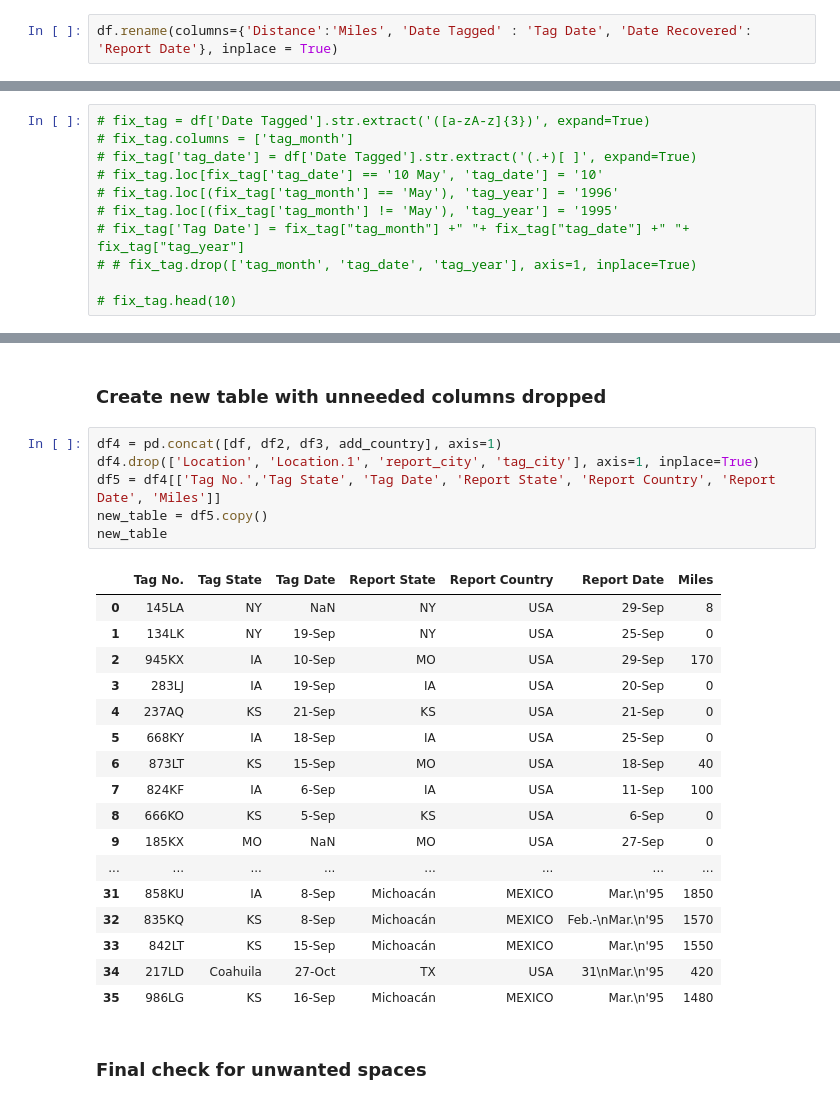
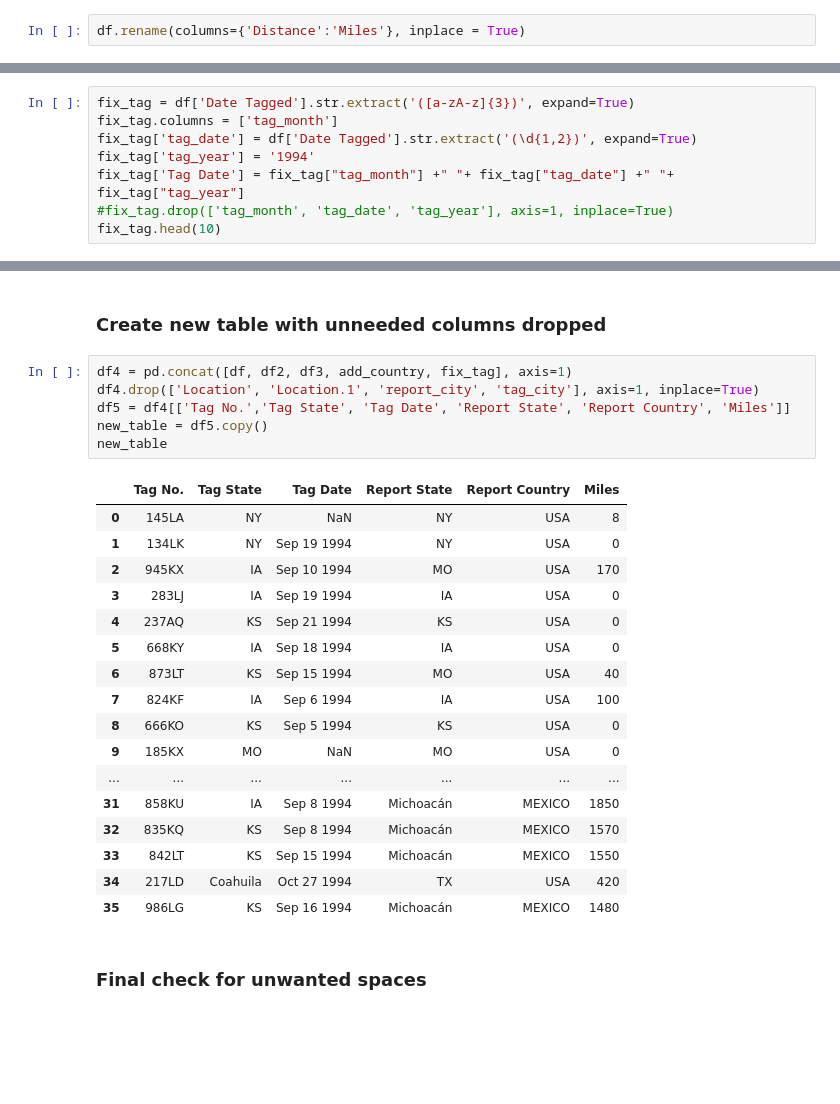
Before and after one commit to ArinkB/Monarchs, a Jupyter notebook: Data/Monarchs_1994_cleanup.ipynb, the cells around one changed output, grey strips where cells are left out. Saved outputs shown, nothing was run; the diff lists cells and outputs as text; blank space fills up the shorter version.

Commit message:
tag date to datetime '94

```diff
--- a/Data/Monarchs_1994_cleanup.ipynb
+++ b/Data/Monarchs_1994_cleanup.ipynb
@@ -58,7 +58,7 @@ df.head(10)
 # %% [markdown]
 ### Rename Columns to match other years
 # %%
-df.rename(columns={'Distance':'Miles', 'Date Tagged' : 'Tag Date', 'Date Recovered': 'Report Date'}, inplace = True)
+df.rename(columns={'Distance':'Miles'}, inplace = True)
 # %% [markdown]
 ### Split & rename combined columns in Tagged category
 # %%
@@ -132,13 +132,10 @@ add_country.head(10)
 ### Date columns, are in odd order, need to split then put back together
 #### Tag Date
 # %%
-# fix_tag = df['Date Tagged'].str.extract('([a-zA-z]{3})', expand=True)
-# fix_tag.columns = ['tag_month']
-# fix_tag['tag_date'] = df['Date Tagged'].str.extract('(.+)[ ]', expand=True)
-# fix_tag.loc[fix_tag['tag_date'] == '10 May', 'tag_date'] = '10'
-# fix_tag.loc[(fix_tag['tag_month'] == 'May'), 'tag_year'] = '1996'
-# fix_tag.loc[(fix_tag['tag_month'] != 'May'), 'tag_year'] = '1995'
-# fix_tag['Tag Date'] = fix_tag["tag_month"] +" "+ fix_tag["tag_date"] +" "+ fix_tag["tag_year"]
-# # fix_tag.drop(['tag_month', 'tag_date', 'tag_year'], axis=1, inplace=True)
-
-# fix_tag.head(10)
+fix_tag = df['Date Tagged'].str.extract('([a-zA-z]{3})', expand=True)
+fix_tag.columns = ['tag_month']
+fix_tag['tag_date'] = df['Date Tagged'].str.extract('(\d{1,2})', expand=True)
+fix_tag['tag_year'] = '1994'
+fix_tag['Tag Date'] = fix_tag["tag_month"] +" "+ fix_tag["tag_date"] +" "+ fix_tag["tag_year"]
+#fix_tag.drop(['tag_month', 'tag_date', 'tag_year'], axis=1, inplace=True)
+fix_tag.head(10)
@@ -158,29 +169,29 @@ add_country.head(10)
 # %% [markdown]
 ### Create new table with unneeded columns dropped
 # %%
-df4 = pd.concat([df, df2, df3, add_country], axis=1)
+df4 = pd.concat([df, df2, df3, add_country, fix_tag], axis=1)
 df4.drop(['Location', 'Location.1', 'report_city', 'tag_city'], axis=1, inplace=True)
-df5 = df4[['Tag No.','Tag State', 'Tag Date', 'Report State', 'Report Country', 'Report Date', 'Miles']]
+df5 = df4[['Tag No.','Tag State', 'Tag Date', 'Report State', 'Report Country', 'Miles']]
 new_table = df5.copy()
 new_table
 # %% [output]
-|  | Tag No. | Tag State | Tag Date | Report State | Report Country | Report Date | Miles |
-| 0 | 145LA | NY | NaN | NY | USA | 29-Sep | 8 |
-| 1 | 134LK | NY | 19-Sep | NY | USA | 25-Sep | 0 |
-| 2 | 945KX | IA | 10-Sep | MO | USA | 29-Sep | 170 |
-| 3 | 283LJ | IA | 19-Sep | IA | USA | 20-Sep | 0 |
-| 4 | 237AQ | KS | 21-Sep | KS | USA | 21-Sep | 0 |
-| 5 | 668KY | IA | 18-Sep | IA | USA | 25-Sep | 0 |
-| 6 | 873LT | KS | 15-Sep | MO | USA | 18-Sep | 40 |
-| 7 | 824KF | IA | 6-Sep | IA | USA | 11-Sep | 100 |
-| 8 | 666KO | KS | 5-Sep | KS | USA | 6-Sep | 0 |
-| 9 | 185KX | MO | NaN | MO | USA | 27-Sep | 0 |
-| ... | ... | ... | ... | ... | ... | ... | ... |
-| 31 | 858KU | IA | 8-Sep | Michoacán | MEXICO | Mar.\n'95 | 1850 |
-| 32 | 835KQ | KS | 8-Sep | Michoacán | MEXICO | Feb.-\nMar.\n'95 | 1570 |
-| 33 | 842LT | KS | 15-Sep | Michoacán | MEXICO | Mar.\n'95 | 1550 |
-| 34 | 217LD | Coahuila | 27-Oct | TX | USA | 31\nMar.\n'95 | 420 |
-| 35 | 986LG | KS | 16-Sep | Michoacán | MEXICO | Mar.\n'95 | 1480 |
+|  | Tag No. | Tag State | Tag Date | Report State | Report Country | Miles |
+| 0 | 145LA | NY | NaN | NY | USA | 8 |
+| 1 | 134LK | NY | Sep 19 1994 | NY | USA | 0 |
+| 2 | 945KX | IA | Sep 10 1994 | MO | USA | 170 |
+| 3 | 283LJ | IA | Sep 19 1994 | IA | USA | 0 |
+| 4 | 237AQ | KS | Sep 21 1994 | KS | USA | 0 |
+| 5 | 668KY | IA | Sep 18 1994 | IA | USA | 0 |
+| 6 | 873LT | KS | Sep 15 1994 | MO | USA | 40 |
+| 7 | 824KF | IA | Sep 6 1994 | IA | USA | 100 |
+| 8 | 666KO | KS | Sep 5 1994 | KS | USA | 0 |
+| 9 | 185KX | MO | NaN | MO | USA | 0 |
+| ... | ... | ... | ... | ... | ... | ... |
+| 31 | 858KU | IA | Sep 8 1994 | Michoacán | MEXICO | 1850 |
+| 32 | 835KQ | KS | Sep 8 1994 | Michoacán | MEXICO | 1570 |
+| 33 | 842LT | KS | Sep 15 1994 | Michoacán | MEXICO | 1550 |
+| 34 | 217LD | Coahuila | Oct 27 1994 | TX | USA | 420 |
+| 35 | 986LG | KS | Sep 16 1994 | Michoacán | MEXICO | 1480 |
 # %% [markdown]
 ### Final check for unwanted spaces
 # %%
```
Also changed, not shown: parts of 4 cells of this notebook, 2 other files.
